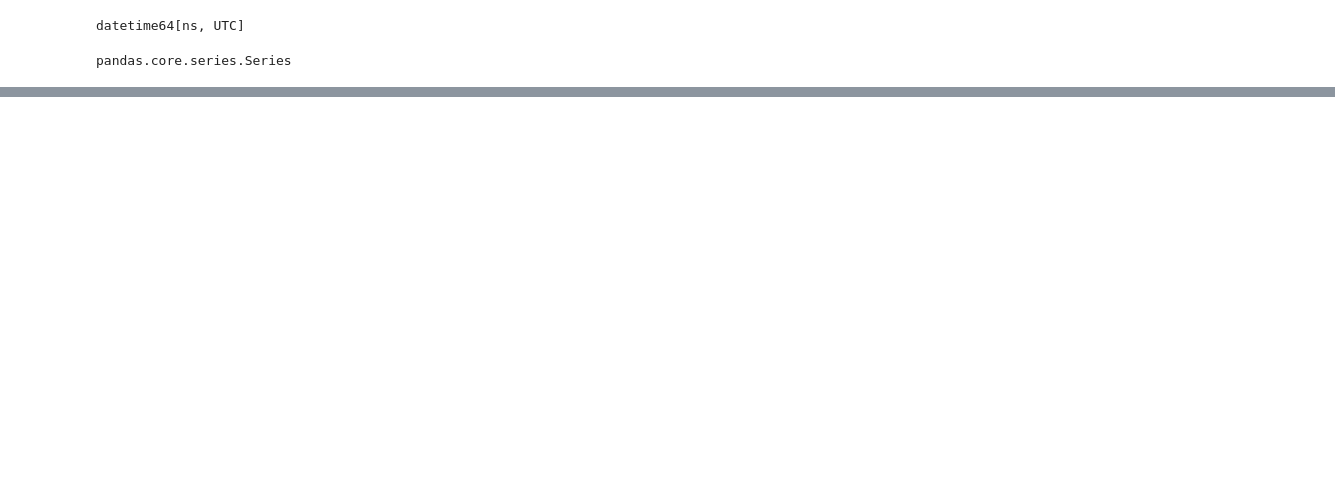
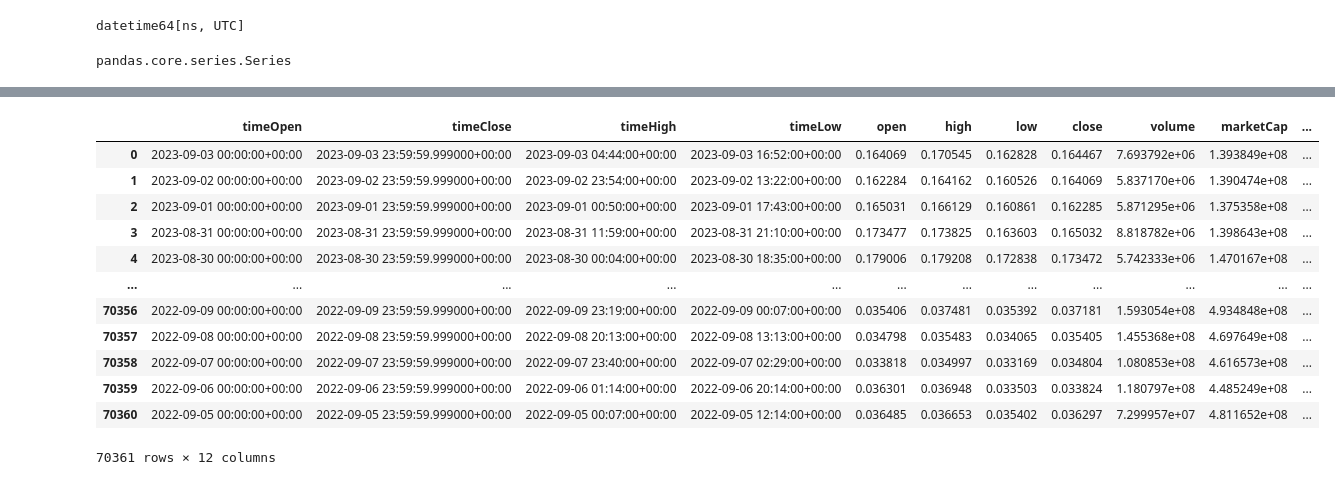
Before and after one commit to sixth-group/coin_market_cap_database, a Jupyter notebook: data_preprocessing.ipynb, the cells around one changed output, grey strips where cells are left out. Cells and saved outputs as stored; diff of their text form; code cells hidden in the pictures; blank space fills up the shorter version.

```diff
--- a/data_preprocessing.ipynb
+++ b/data_preprocessing.ipynb
@@ -170,7 +176,7 @@ year_df["timeHigh"] = pd.to_datetime(year_df["timeHigh"])
 year_df["timeLow"] = pd.to_datetime(year_df["timeLow"])
 
 # convert datetime64[ns] to datetime
-year_df["timeOpen"] = year_df["timeOpen"].apply(lambda x: x.to_pydatetime())
-year_df["timeClose"] = year_df["timeClose"].apply(lambda x: x.to_pydatetime())
-year_df["timeHigh"] = year_df["timeHigh"].apply(lambda x: x.to_pydatetime())
-year_df["timeLow"] = year_df["timeLow"].apply(lambda x: x.to_pydatetime())
+year_df["timeOpen"].apply(lambda x: x.to_pydatetime())
+year_df["timeClose"].apply(lambda x: x.to_pydatetime())
+year_df["timeHigh"].apply(lambda x: x.to_pydatetime())
+year_df["timeLow"].apply(lambda x: x.to_pydatetime())
@@ -210,0 +225,16 @@ Name: timeClose, Length: 140722, dtype: datetime64[ns, UTC]
+# %%
+year_df
+# %% [output]
+|  | timeOpen | timeClose | timeHigh | timeLow | open | high | low | close | volume | marketCap | ... |
+| 0 | 2023-09-03 00:00:00+00:00 | 2023-09-03 23:59:59.999000+00:00 | 2023-09-03 04:44:00+00:00 | 2023-09-03 16:52:00+00:00 | 0.164069 | 0.170545 | 0.162828 | 0.164467 | 7.693792e+06 | 1.393849e+08 | ... |
+| 1 | 2023-09-02 00:00:00+00:00 | 2023-09-02 23:59:59.999000+00:00 | 2023-09-02 23:54:00+00:00 | 2023-09-02 13:22:00+00:00 | 0.162284 | 0.164162 | 0.160526 | 0.164069 | 5.837170e+06 | 1.390474e+08 | ... |
+| 2 | 2023-09-01 00:00:00+00:00 | 2023-09-01 23:59:59.999000+00:00 | 2023-09-01 00:50:00+00:00 | 2023-09-01 17:43:00+00:00 | 0.165031 | 0.166129 | 0.160861 | 0.162285 | 5.871295e+06 | 1.375358e+08 | ... |
+| 3 | 2023-08-31 00:00:00+00:00 | 2023-08-31 23:59:59.999000+00:00 | 2023-08-31 11:59:00+00:00 | 2023-08-31 21:10:00+00:00 | 0.173477 | 0.173825 | 0.163603 | 0.165032 | 8.818782e+06 | 1.398643e+08 | ... |
+| 4 | 2023-08-30 00:00:00+00:00 | 2023-08-30 23:59:59.999000+00:00 | 2023-08-30 00:04:00+00:00 | 2023-08-30 18:35:00+00:00 | 0.179006 | 0.179208 | 0.172838 | 0.173472 | 5.742333e+06 | 1.470167e+08 | ... |
+| ... | ... | ... | ... | ... | ... | ... | ... | ... | ... | ... | ... |
+| 70356 | 2022-09-09 00:00:00+00:00 | 2022-09-09 23:59:59.999000+00:00 | 2022-09-09 23:19:00+00:00 | 2022-09-09 00:07:00+00:00 | 0.035406 | 0.037481 | 0.035392 | 0.037181 | 1.593054e+08 | 4.934848e+08 | ... |
+| 70357 | 2022-09-08 00:00:00+00:00 | 2022-09-08 23:59:59.999000+00:00 | 2022-09-08 20:13:00+00:00 | 2022-09-08 13:13:00+00:00 | 0.034798 | 0.035483 | 0.034065 | 0.035405 | 1.455368e+08 | 4.697649e+08 | ... |
+| 70358 | 2022-09-07 00:00:00+00:00 | 2022-09-07 23:59:59.999000+00:00 | 2022-09-07 23:40:00+00:00 | 2022-09-07 02:29:00+00:00 | 0.033818 | 0.034997 | 0.033169 | 0.034804 | 1.080853e+08 | 4.616573e+08 | ... |
+| 70359 | 2022-09-06 00:00:00+00:00 | 2022-09-06 23:59:59.999000+00:00 | 2022-09-06 01:14:00+00:00 | 2022-09-06 20:14:00+00:00 | 0.036301 | 0.036948 | 0.033503 | 0.033824 | 1.180797e+08 | 4.485249e+08 | ... |
+| 70360 | 2022-09-05 00:00:00+00:00 | 2022-09-05 23:59:59.999000+00:00 | 2022-09-05 00:07:00+00:00 | 2022-09-05 12:14:00+00:00 | 0.036485 | 0.036653 | 0.035402 | 0.036297 | 7.299957e+07 | 4.811652e+08 | ... |
+70361 rows × 12 columns
```
Also changed, not shown: parts of 6 cells of this notebook.
